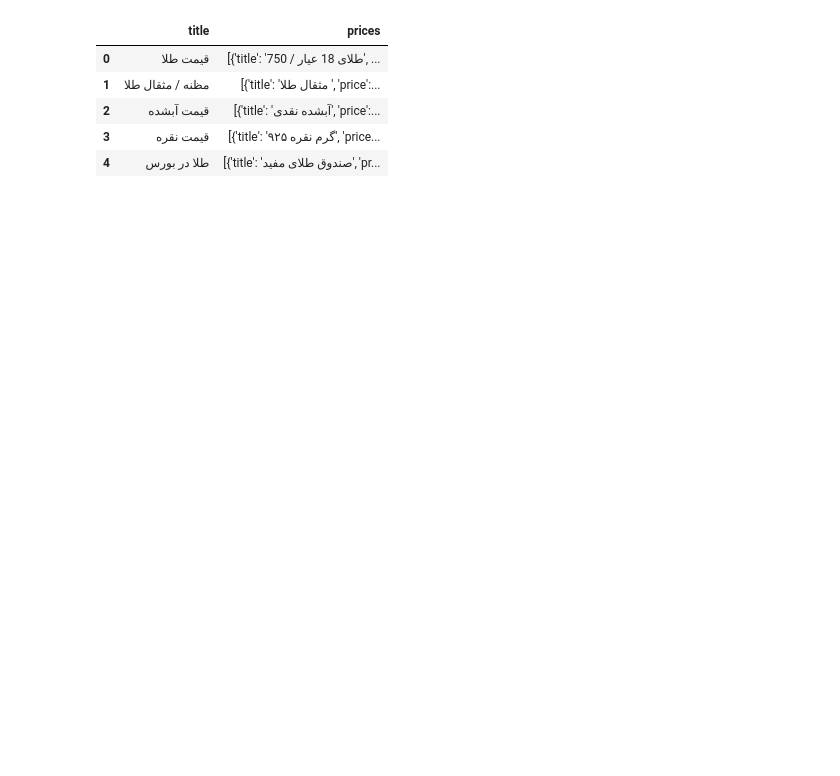
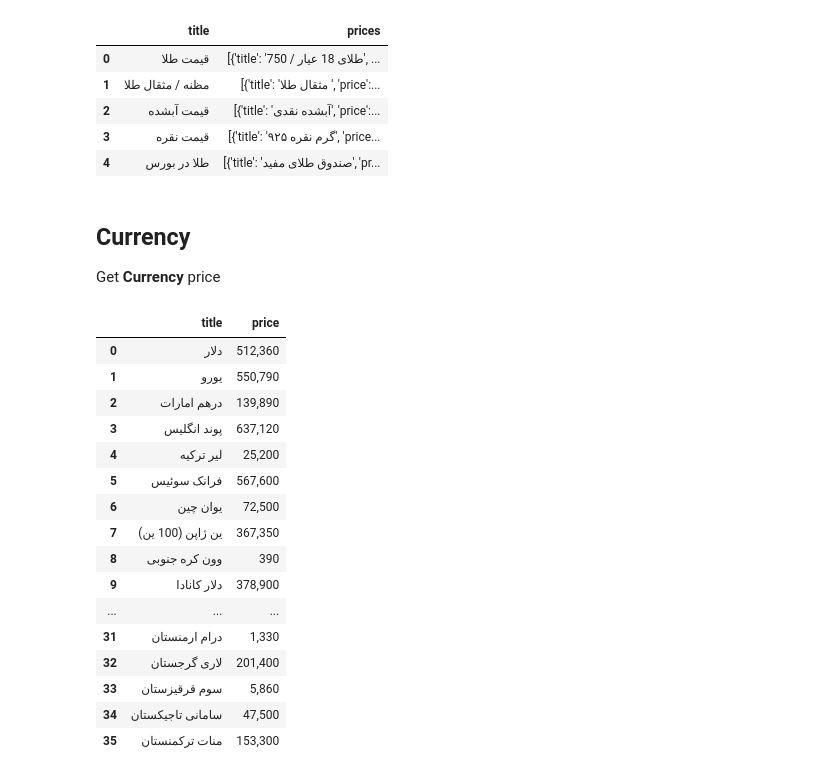
Before and after one commit to BlackIQ/tgju-api, a Jupyter notebook: notebooks/scrap.ipynb, the cells around one changed output. Cells and saved outputs as stored; diff of their text form; code cells hidden in the pictures; blank space fills up the shorter version.

Commit message:
Acc currency

```diff
--- a/notebooks/scrap.ipynb
+++ b/notebooks/scrap.ipynb
@@ -6,15 +10,15 @@ import pandas as pd
 # %%
-url = "https://www.tgju.org/gold-chart"
+gold_url = "https://www.tgju.org/gold-chart"
 
-r = requests.get(url)
+g_r = requests.get(gold_url)
 
-soup = BeautifulSoup(r.content, 'html.parser')
+g_soup = BeautifulSoup(g_r.content, 'html.parser')
 # %%
-tables = soup.find_all('table', class_='market-table')
+g_tables = g_soup.find_all('table', class_='market-table')
 
-out = []
+g_out = []
 
-for table in tables:
+for table in g_tables:
     body = table.find('tbody')
     rows = body.find_all('tr')
 
@@ -28,9 +32,9 @@ for table in tables:
 
         prices.append({'title': item_title, 'price': item_price})
 
-    out.append({'title': title, 'prices': prices})
+    g_out.append({'title': title, 'prices': prices})
 
-df = pd.DataFrame(out)
+df = pd.DataFrame(g_out)
 
 df
 # %% [output]
@@ -40,3 +44,50 @@ df
 | 2 | قیمت آبشده | [{'title': 'آبشده نقدی', 'price':... |
 | 3 | قیمت نقره | [{'title': 'گرم نقره ۹۲۵', 'price... |
 | 4 | طلا در بورس | [{'title': 'صندوق طلای مفید', 'pr... |
+# %% [markdown]
+## Currency
+
+Get **Currency** price
+# %%
+currency_url = "https://www.tgju.org/currency"
+
+c_r = requests.get(currency_url)
+
+c_soup = BeautifulSoup(c_r.content, 'html.parser')
+# %%
+c_tables = c_soup.find_all('table', class_='market-table')
+
+c_out = []
+
+for table in c_tables:
+    body = table.find('tbody')
+    rows = body.find_all('tr')
+
+    for row in rows:
+        title = row.find('th').text
+        price = row.find('td', class_='nf').text
+
+        c_out.append({'title': title, 'price': price})
+
+
+df = pd.DataFrame(c_out)
+
+df
+# %% [output]
+|  | title | price |
+| 0 | دلار | 512,360 |
+| 1 | یورو | 550,790 |
+| 2 | درهم امارات | 139,890 |
+| 3 | پوند انگلیس | 637,120 |
+| 4 | لیر ترکیه | 25,200 |
+| 5 | فرانک سوئیس | 567,600 |
+| 6 | یوان چین | 72,500 |
+| 7 | ین ژاپن (100 ین) | 367,350 |
+| 8 | وون کره جنوبی | 390 |
+| 9 | دلار کانادا | 378,900 |
+| ... | ... | ... |
+| 31 | درام ارمنستان | 1,330 |
+| 32 | لاری گرجستان | 201,400 |
+| 33 | سوم قرقیزستان | 5,860 |
+| 34 | سامانی تاجیکستان | 47,500 |
+| 35 | منات ترکمنستان | 153,300 |
```
Also changed, not shown: parts of 2 cells of this notebook, 2 other files.
